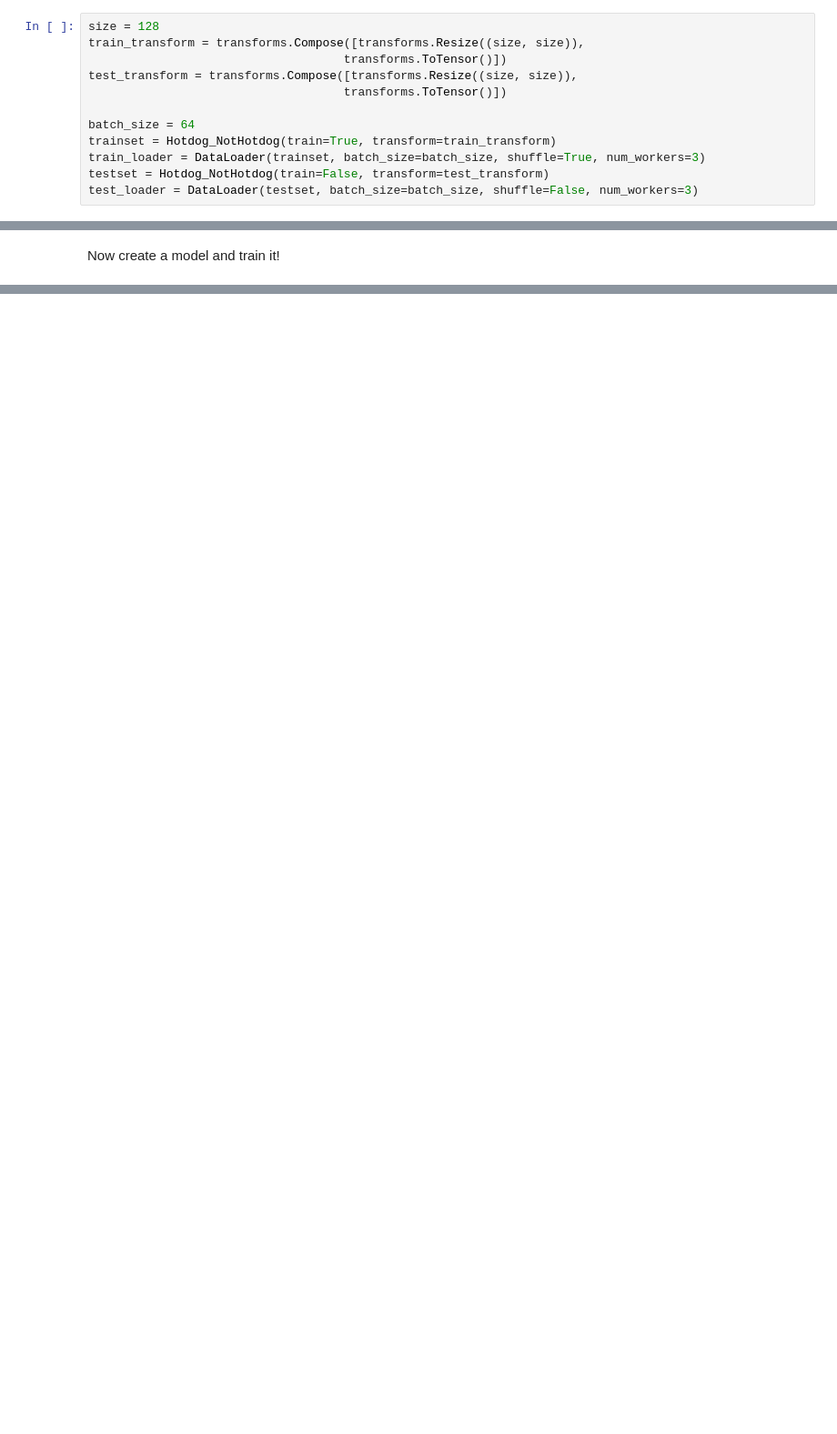
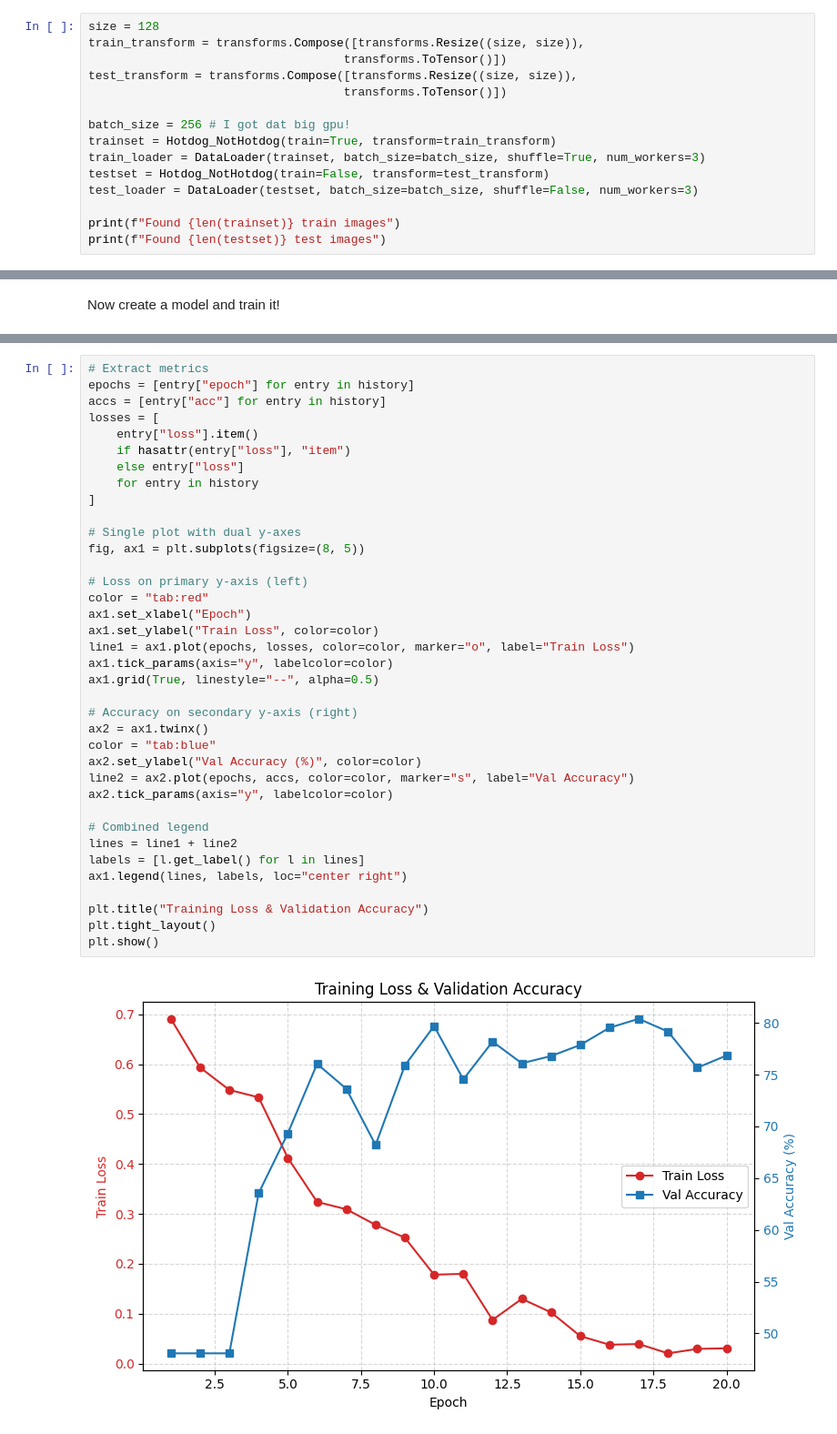
Before and after one commit to MagicBOTAlex/optim, a Jupyter notebook: DI/project1/IDLCV_Project_1_hotdog.ipynb, the cells around one changed output, grey strips where cells are left out. Shown at 91% size. Saved outputs shown, nothing was run; the diff lists cells and outputs as text; blank space fills up the shorter version.

```diff
--- a/DI/project1/IDLCV_Project_1_hotdog.ipynb
+++ b/DI/project1/IDLCV_Project_1_hotdog.ipynb
@@ -61,8 +64,11 @@ train_transform = transforms.Compose([transforms.Resize((size, size)),
 test_transform = transforms.Compose([transforms.Resize((size, size)),
                                     transforms.ToTensor()])
 
-batch_size = 64
+batch_size = 256 # I got dat big gpu!
 trainset = Hotdog_NotHotdog(train=True, transform=train_transform)
 train_loader = DataLoader(trainset, batch_size=batch_size, shuffle=True, num_workers=3)
 testset = Hotdog_NotHotdog(train=False, transform=test_transform)
 test_loader = DataLoader(testset, batch_size=batch_size, shuffle=False, num_workers=3)
+
+print(f"Found {len(trainset)} train images")
+print(f"Found {len(testset)} test images")
@@ -81,0 +278,39 @@ Now create a model and train it!
+# %%
+# Extract metrics
+epochs = [entry["epoch"] for entry in history]
+accs = [entry["acc"] for entry in history]
+losses = [
+    entry["loss"].item()
+    if hasattr(entry["loss"], "item")
+    else entry["loss"]
+    for entry in history
+]
+
+# Single plot with dual y-axes
+fig, ax1 = plt.subplots(figsize=(8, 5))
+
+# Loss on primary y-axis (left)
+color = "tab:red"
+ax1.set_xlabel("Epoch")
+ax1.set_ylabel("Train Loss", color=color)
+line1 = ax1.plot(epochs, losses, color=color, marker="o", label="Train Loss")
+ax1.tick_params(axis="y", labelcolor=color)
+ax1.grid(True, linestyle="--", alpha=0.5)
+
+# Accuracy on secondary y-axis (right)
+ax2 = ax1.twinx()
+color = "tab:blue"
+ax2.set_ylabel("Val Accuracy (%)", color=color)
+line2 = ax2.plot(epochs, accs, color=color, marker="s", label="Val Accuracy")
+ax2.tick_params(axis="y", labelcolor=color)
+
+# Combined legend
+lines = line1 + line2
+labels = [l.get_label() for l in lines]
+ax1.legend(lines, labels, loc="center right")
+
+plt.title("Training Loss & Validation Accuracy")
+plt.tight_layout()
+plt.show()
+# %% [output]
+[figure, added]
```
Also changed, not shown: parts of 7 cells of this notebook.
